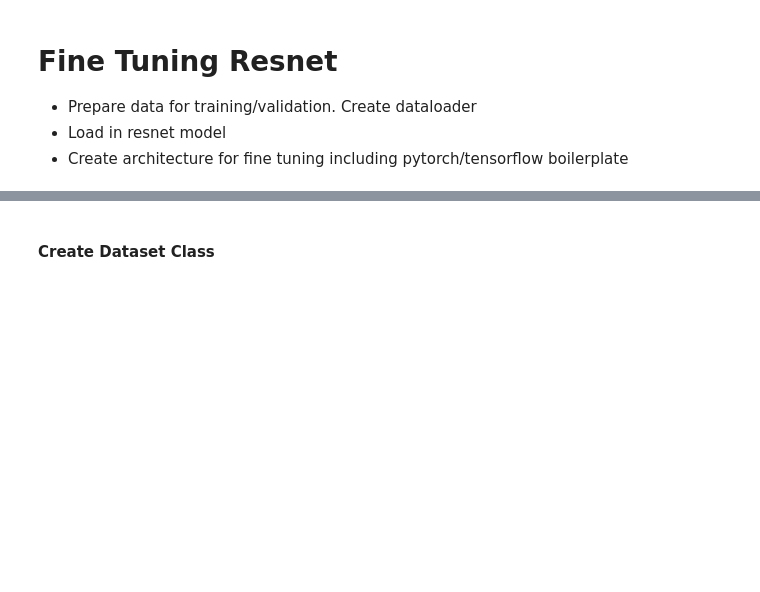
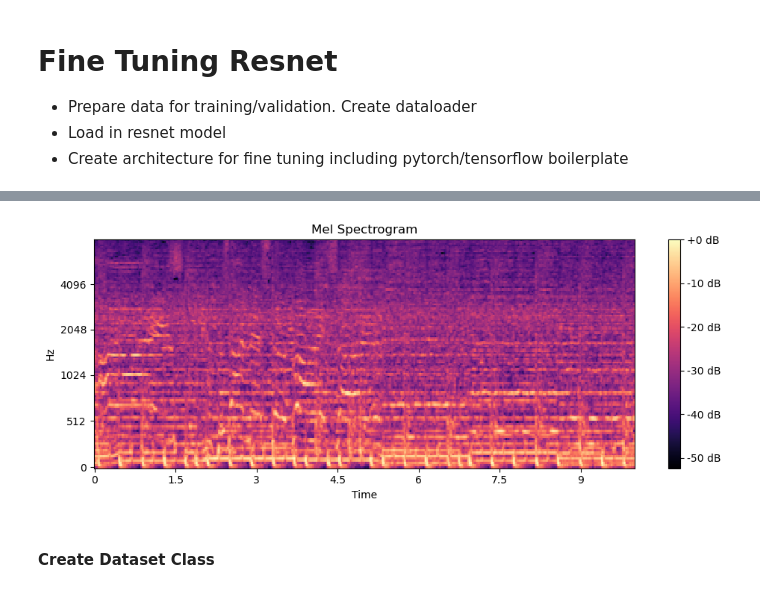
Before and after one commit to reggiebain/song-similarity-erdos, a Jupyter notebook: modeling/fine-tuning-pretrained.ipynb, the cells around one changed output, grey strips where cells are left out. Saved outputs shown, nothing was run; the diff lists cells and outputs as text; code cells hidden in the pictures; blank space fills up the shorter version.

```diff
--- a/modeling/fine-tuning-pretrained.ipynb
+++ b/modeling/fine-tuning-pretrained.ipynb
@@ -30,0 +54,4 @@ from transformers import WhisperProcessor, WhisperForConditionalGeneration
+# %%
+# Import data
+working_df = pd.read_hdf('../working_df.h5', key='df')
+working_df.head(2)
@@ -30,0 +62,17 @@ from transformers import WhisperProcessor, WhisperForConditionalGeneration
+# %%
+def make_mel_spectrogram(y, sr, n_mels=128, fmax=8000):
+    S = librosa.feature.melspectrogram(y=y, sr=sr, n_mels=n_mels, fmax=fmax)
+    S_dB = librosa.power_to_db(S, ref=np.max)
+    return S_dB
+# %%
+# Apply the function to the DataFrame
+tqdm.pandas(desc=f"Making Anchor Mel Spectrograms...")
+working_df['anchors'] = working_df['processed_audio'].progress_apply(lambda row: make_mel_spectrogram(row[0], row[1]))
+tqdm.pandas(desc=f"Making Similar Mel Spectrograms...")
+working_df['positives'] = working_df['augmented_audio'].progress_apply(lambda row: make_mel_spectrogram(row[0], row[1]))
+tqdm.pandas(desc=f"Making Differet Mel Spectrograms...")
+working_df['negatives'] = working_df['diff_processed_audio'].progress_apply(lambda row: make_mel_spectrogram(row[0], row[1]))
+
+# Create new dataframe
+dataset_df = working_df[['anchors', 'positives', 'negatives']]
+dataset_df.head(2)
@@ -31,2 +83,14 @@ from transformers import WhisperProcessor, WhisperForConditionalGeneration
+# %%
+# Plot sample just to check
+test_mel_spec = dataset_df['anchors'].iloc[0]
+
+plt.figure(figsize=(10, 4))
+librosa.display.specshow(test_mel_spec, sr=22050, x_axis='time', y_axis='mel', fmax=8000)
+plt.colorbar(format='%+2.0f dB')
+plt.title('Mel Spectrogram')
+plt.tight_layout()
+plt.show()
+# %% [output]
+[figure, added]
 # %% [markdown]
 #### Create Dataset Class
```
Also changed, not shown: parts of 35 cells of this notebook, 16 other files.
